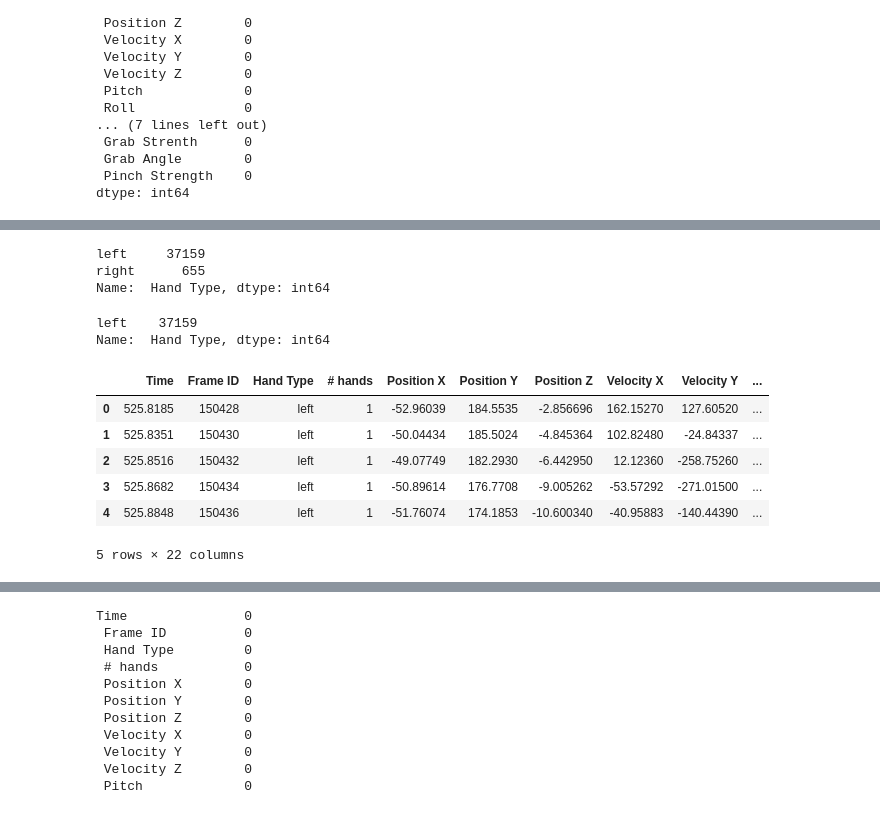
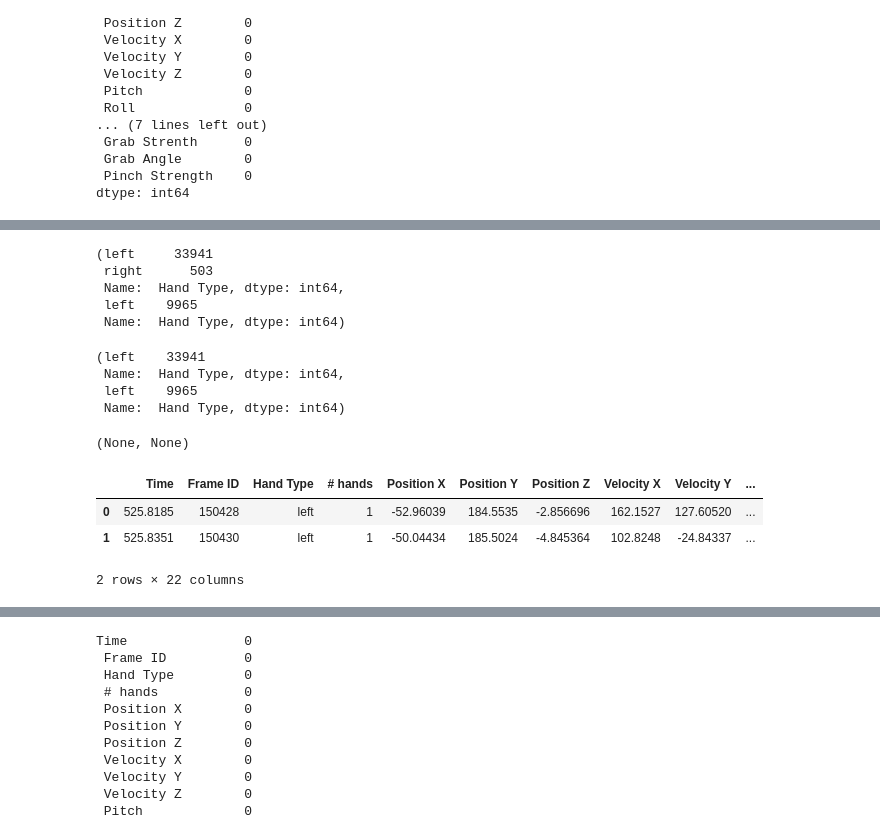
Before and after one commit to GalKoaz/Data-visualization, a Jupyter notebook: Hands.ipynb, the cells around one changed output, grey strips where cells are left out. Saved outputs shown, nothing was run; the diff lists cells and outputs as text; code cells hidden in the pictures.

```diff
--- a/Hands.ipynb
+++ b/Hands.ipynb
@@ -48,15 +66,33 @@ Makedf(loc)
 DF_Sync = pd.DataFrame()
 for file in Sync:
     df = pd.read_csv(file)
+    RemoveSevenSecond(df)
     DF_Sync = pd.concat([DF_Sync,df], axis=0, ignore_index=True)
 DF_Spot = pd.DataFrame()
 for file in Spontan:
     df = pd.read_csv(file)
+    RemoveSevenSecond(df)
     DF_Spot = pd.concat([DF_Spot,df], axis=0, ignore_index=True)
 DF_Alone = pd.DataFrame()
 for file in Alone:
     df = pd.read_csv(file)
+    RemoveSevenSecond(df)
     DF_Alone = pd.concat([DF_Alone,df], axis=0, ignore_index=True)
+DF_Sync_Test = pd.DataFrame()
+for file in Sync_T:
+    df = pd.read_csv(file)
+    RemoveSevenSecond(df)
+    DF_Sync_Test = pd.concat([DF_Sync_Test,df], axis=0, ignore_index=True)
+DF_Spot_Test = pd.DataFrame()
+for file in Spontan_T:
+    df = pd.read_csv(file)
+    RemoveSevenSecond(df)
+    DF_Spot_Test = pd.concat([DF_Spot_Test,df], axis=0, ignore_index=True)
+DF_Alone_Test = pd.DataFrame()
+for file in Alone_T:
+    df = pd.read_csv(file)
+    RemoveSevenSecond(df)
+    DF_Alone_Test = pd.concat([DF_Alone_Test,df], axis=0, ignore_index=True)
 # %%
 def RemoveSevenSecond(df):
     df.drop(df[df.Time < df.head(1)["Time"][0]+7].index, inplace=True)
@@ -176,14 +222,18 @@ Name:  # hands, dtype: int64
 # %%
-DF_Alone[' Hand Type'].value_counts()
+DF_Alone[' Hand Type'].value_counts(), DF_Alone_Test[' Hand Type'].value_counts()
 # %% [output]
-left     37159
-right      655
-Name:  Hand Type, dtype: int64
+(left     33941
+ right      503
+ Name:  Hand Type, dtype: int64,
+ left    9965
+ Name:  Hand Type, dtype: int64)
 # %%
 RemoveType(DF_Alone, 'right')
 # %%
-DF_Alone[' Hand Type'].value_counts()
+DF_Alone[' Hand Type'].value_counts(), DF_Alone_Test[' Hand Type'].value_counts()
 # %% [output]
-left    37159
-Name:  Hand Type, dtype: int64
+(left    33941
+ Name:  Hand Type, dtype: int64,
+ left    9965
+ Name:  Hand Type, dtype: int64)
 # %%
@@ -191,12 +242,11 @@ RemoveSevenSecond(DF_Alone)
 # %%
-RefreshData(DF_Alone)
+RefreshData(DF_Alone), RefreshData(DF_Alone_Test)
+# %% [output]
+(None, None)
 # %%
-DF_Alone.head()
+DF_Alone.head(2)
 # %% [output]
 |  | Time | Frame ID | Hand Type | # hands | Position X | Position Y | Position Z | Velocity X | Velocity Y | ... |
-| 0 | 525.8185 | 150428 | left | 1 | -52.96039 | 184.5535 | -2.856696 | 162.15270 | 127.60520 | ... |
-| 1 | 525.8351 | 150430 | left | 1 | -50.04434 | 185.5024 | -4.845364 | 102.82480 | -24.84337 | ... |
-| 2 | 525.8516 | 150432 | left | 1 | -49.07749 | 182.2930 | -6.442950 | 12.12360 | -258.75260 | ... |
-| 3 | 525.8682 | 150434 | left | 1 | -50.89614 | 176.7708 | -9.005262 | -53.57292 | -271.01500 | ... |
-| 4 | 525.8848 | 150436 | left | 1 | -51.76074 | 174.1853 | -10.600340 | -40.95883 | -140.44390 | ... |
+| 0 | 525.8185 | 150428 | left | 1 | -52.96039 | 184.5535 | -2.856696 | 162.1527 | 127.60520 | ... |
+| 1 | 525.8351 | 150430 | left | 1 | -50.04434 | 185.5024 | -4.845364 | 102.8248 | -24.84337 | ... |
-5 rows × 22 columns
+2 rows × 22 columns
```
Also changed, not shown: parts of 126 cells of this notebook.
